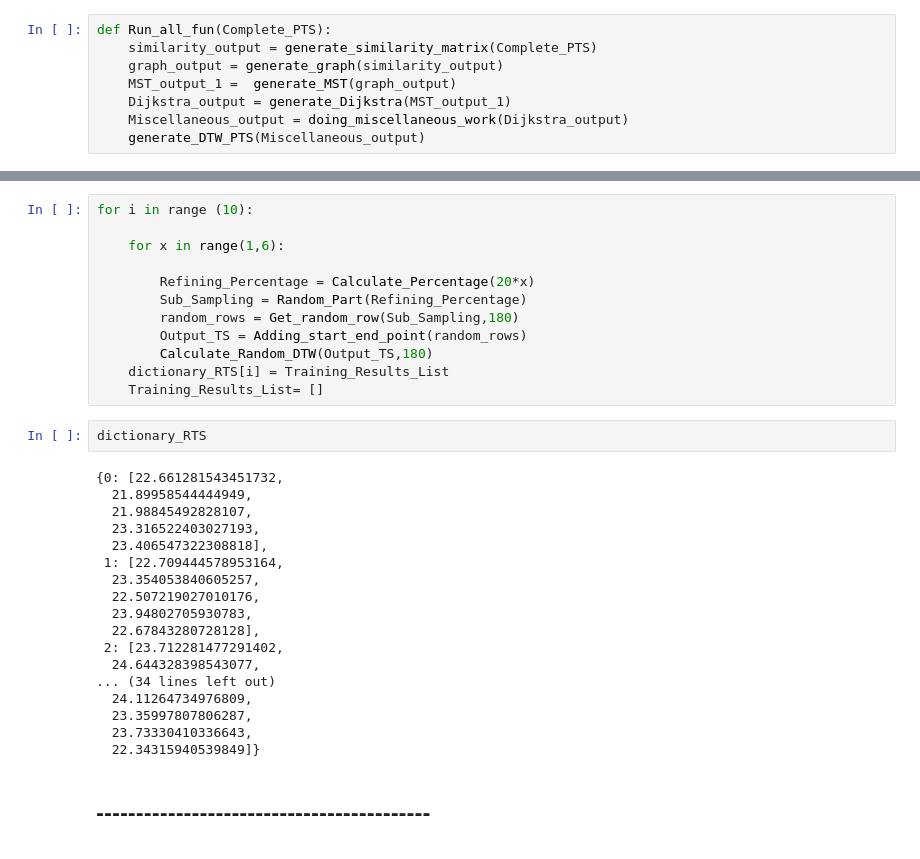
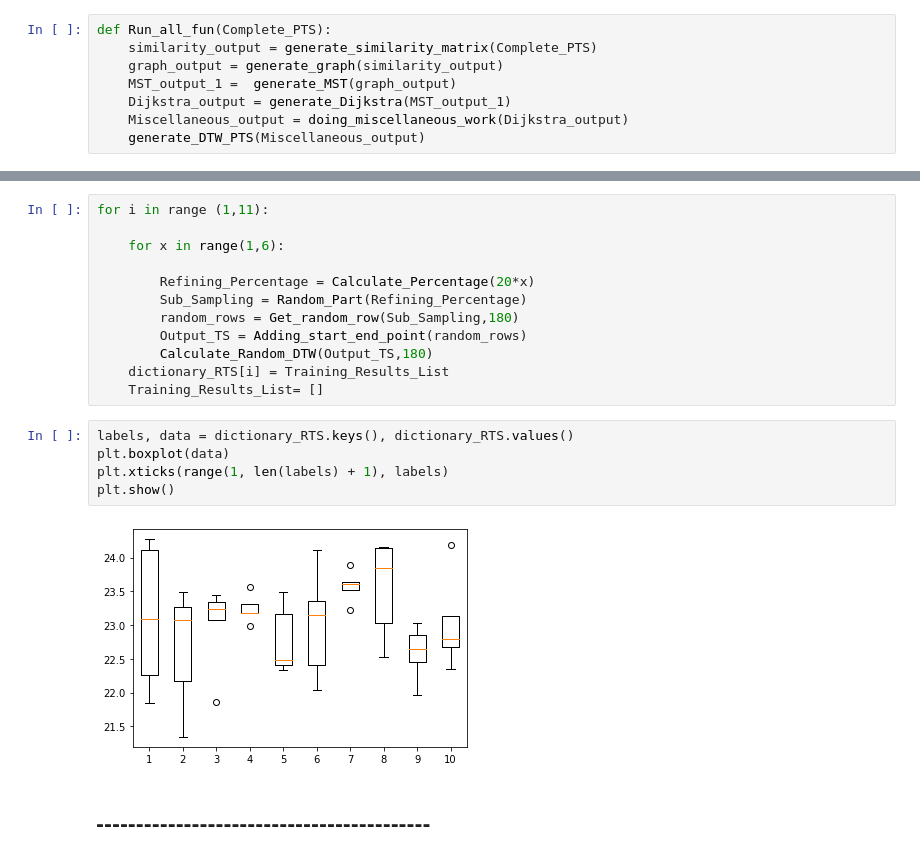
Before and after one commit to ArslanAliAwan/Char_Tra, a Jupyter notebook: Full_Final_V2.ipynb, the cells around one changed output, grey strips where cells are left out. Cells and saved outputs as stored; diff of their text form.

```diff
--- a/Full_Final_V2.ipynb
+++ b/Full_Final_V2.ipynb
@@ -223,5 +221,5 @@ plt.boxplot(dictionary_RTS_all[7])
 # %%
-for i in range (10):
+for i in range (1,11):
 
     for x in range(1,6):
 
@@ -232,26 +230,13 @@ for i in range (10):
         Calculate_Random_DTW(Output_TS,180)
     dictionary_RTS[i] = Training_Results_List
     Training_Results_List= []
-# %%
-dictionary_RTS
-# %% [output]
-{0: [22.661281543451732,
-  21.89958544444949,
-  21.98845492828107,
-  23.316522403027193,
-  23.406547322308818],
- 1: [22.709444578953164,
-  23.354053840605257,
-  22.507219027010176,
-  23.94802705930783,
-  22.67843280728128],
- 2: [23.712281477291402,
-  24.644328398543077,
-... (34 lines left out)
-  24.11264734976809,
-  23.35997807806287,
-  23.73330410336643,
-  22.34315940539849]}
+# %%
+labels, data = dictionary_RTS.keys(), dictionary_RTS.values()
+plt.boxplot(data)
+plt.xticks(range(1, len(labels) + 1), labels)
+plt.show()
+# %% [output]
+[figure, added]
 # %% [markdown]
 ###  ------------------------------------------
 # %% [markdown]
```
Also changed, not shown: parts of 9 cells of this notebook.
